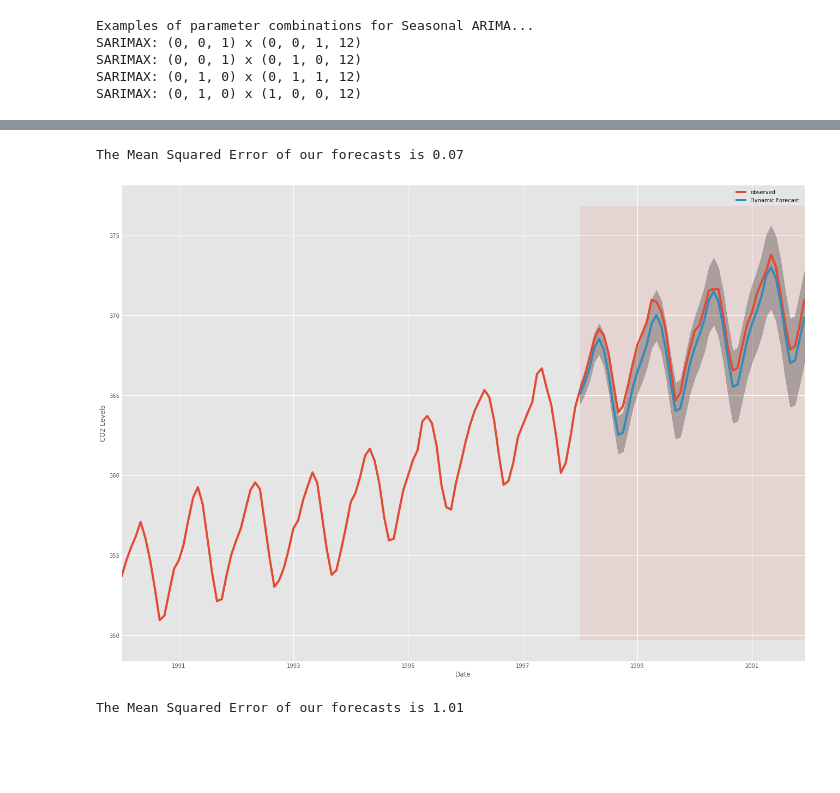
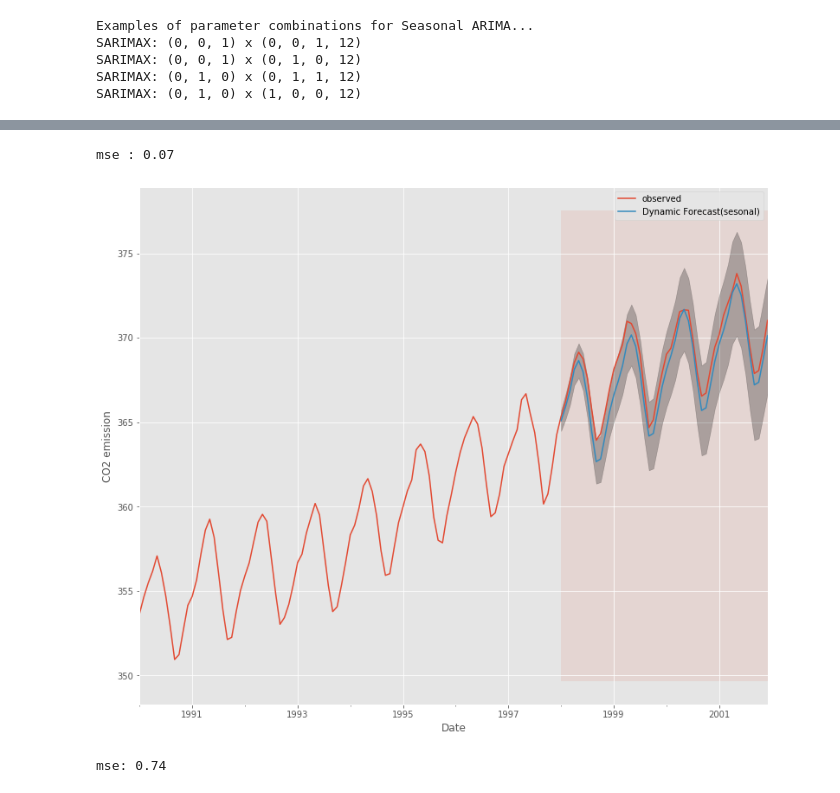
Before and after one commit to schunsukesuzuki/python-sample, a Jupyter notebook: co2_forcast_arima_with_statsmodels.ipynb, the cells around one changed output, grey strips where cells are left out. Cells and saved outputs as stored; diff of their text form; code cells hidden in the pictures; blank space fills up the shorter version.

```diff
--- a/co2_forcast_arima_with_statsmodels.ipynb
+++ b/co2_forcast_arima_with_statsmodels.ipynb
@@ -94,11 +91,11 @@ ARIMA(1, 1, 1)x(1, 1, 1, 12)12 - AIC:277.78021985626606
 # %%
-mod = sm.tsa.statespace.SARIMAX(y,
-                                order=(1, 1, 1),
+final_model = sm.tsa.statespace.SARIMAX(y,
+                                order=(0, 1, 1),
                                 seasonal_order=(1, 1, 1, 12),
                                 enforce_stationarity=False,
                                 enforce_invertibility=False)
 
-results = mod.fit()
+results = final_model.fit()
 
 print(results.summary().tables[1])
 # %% [output]
@@ -138,39 +134,37 @@ plt.show()
 y_forecasted = pred.predicted_mean
 y_truth = y['1998-01-01':]
 
-# Compute the mean square error
+# estimate mse
 mse = ((y_forecasted - y_truth) ** 2).mean()
-print('The Mean Squared Error of our forecasts is {}'.format(round(mse, 2)))
+print('mse : {}'.format(round(mse, 2)))
 # %% [output]
-The Mean Squared Error of our forecasts is 0.07
+mse : 0.07
 # %%
 pred_dynamic = results.get_prediction(start=pd.to_datetime('1998-01-01'), dynamic=True, full_results=True)
-pred_dynamic_ci = pred_dynamic.conf_int()
+pred_dynamic_conf_int = pred_dynamic.conf_int()
 # %%
-ax = y['1990':].plot(label='observed', figsize=(20, 15))
-pred_dynamic.predicted_mean.plot(label='Dynamic Forecast', ax=ax)
+ax = y['1990':].plot(label='observed', figsize=(13, 11))
+pred_dynamic.predicted_mean.plot(label='Dynamic Forecast(sesonal)', ax=ax)
 
-ax.fill_between(pred_dynamic_ci.index,
-                pred_dynamic_ci.iloc[:, 0],
-                pred_dynamic_ci.iloc[:, 1], color='k', alpha=.25)
+ax.fill_between(pred_dynamic_conf_int.index,
+                pred_dynamic_conf_int.iloc[:, 0],
+                pred_dynamic_conf_int.iloc[:, 1], color='k', alpha=.25)
 
 ax.fill_betweenx(ax.get_ylim(), pd.to_datetime('1998-01-01'), y.index[-1],
                  alpha=.1, zorder=-1)
 
 ax.set_xlabel('Date')
-ax.set_ylabel('CO2 Levels')
+ax.set_ylabel('CO2 emission')
 
 plt.legend()
 plt.show()
 # %% [output]
-[figure, old version]
+[figure, new version]
 # %%
-# Extract the predicted and true values of our time series
 y_forecasted = pred_dynamic.predicted_mean
 y_truth = y['1998-01-01':]
 
-# Compute the mean square error
 mse = ((y_forecasted - y_truth) ** 2).mean()
-print('The Mean Squared Error of our forecasts is {}'.format(round(mse, 2)))
+print('mse: {}'.format(round(mse, 2)))
 # %% [output]
-The Mean Squared Error of our forecasts is 1.01
+mse: 0.74
```
Also changed, not shown: parts of 10 cells of this notebook.
